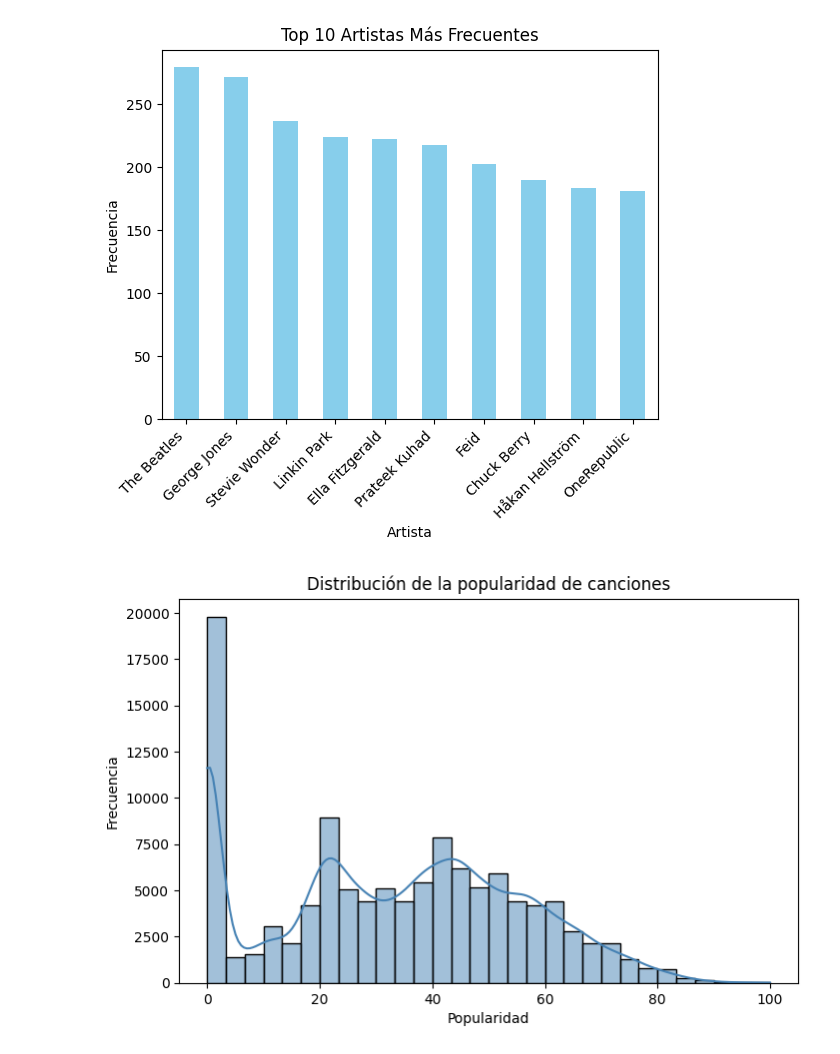
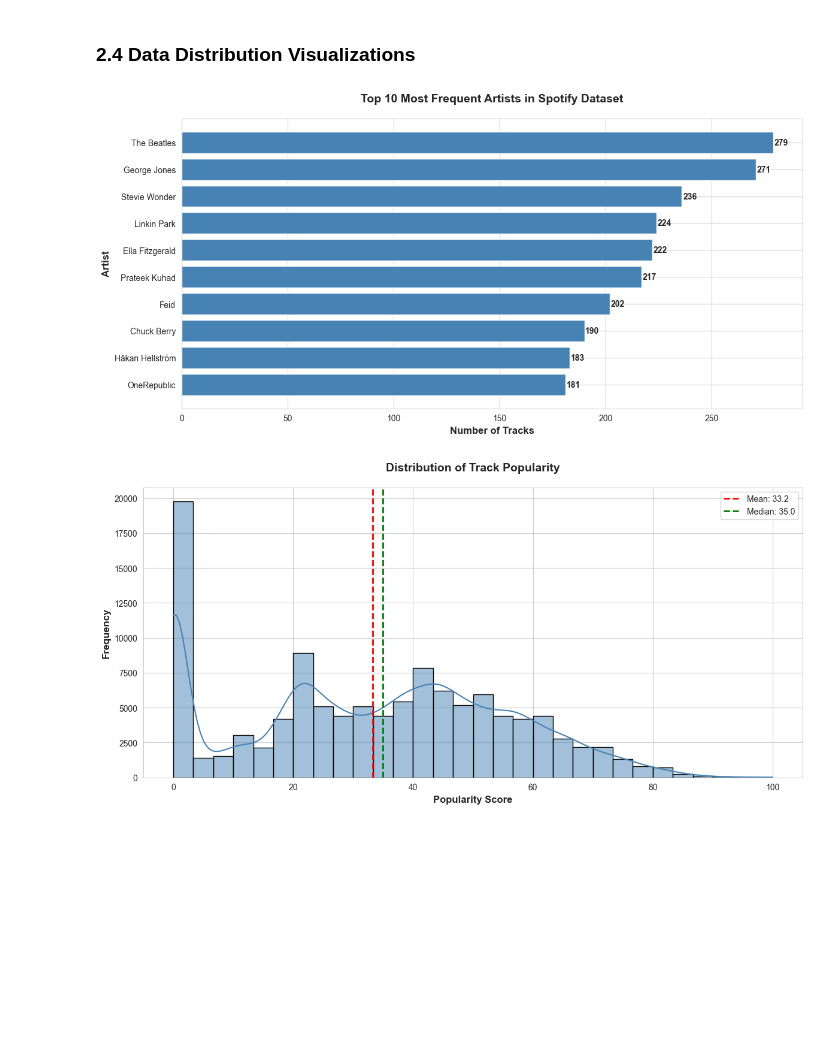
Before and after one commit to JuanHoyos329/workshop-2, a Jupyter notebook: eda.ipynb, the cells around one changed output. Cells and saved outputs as stored; diff of their text form; code cells hidden in the pictures; blank space fills up the shorter version.

Commit message:
Finish the workshop

```diff
--- a/eda.ipynb
+++ b/eda.ipynb
@@ -16,3 +23,7 @@ import seaborn as sns
 # %%
-spotify_df = pd.read_csv(r"C:\Users\juana\OneDrive\Escritorio\workshop-2\dags\spotify_dataset.csv")
-grammy_df = pd.read_csv(r"C:\Users\juana\OneDrive\Escritorio\workshop-2\dags\the_grammy_awards.csv")
+# Load datasets
+spotify_df = pd.read_csv(r"dags\spotify_dataset.csv")
+grammy_df = pd.read_csv(r"dags\the_grammy_awards.csv")
+
+print(f"Spotify dataset: {spotify_df.shape[0]:,} rows × {spotify_df.shape[1]} columns")
+print(f"Grammy dataset: {grammy_df.shape[0]:,} rows × {grammy_df.shape[1]} columns")
@@ -105,26 +111,33 @@ max         0.995000     243.372000        5.000000
+# %% [markdown]
+### 2.4 Data Distribution Visualizations
 # %%
-# Visualización: Top 10 artistas más frecuentes
-import matplotlib.pyplot as plt
-
-# Contar los artistas más frecuentes
+# Top 10 most frequent artists
+plt.figure(figsize=(12, 6))
 top_artists = spotify_df['artists'].value_counts().head(10)
-
-# Crear gráfica de barras
-top_artists.plot(kind='bar', color='skyblue')
-plt.title('Top 10 Artistas Más Frecuentes')
-plt.xlabel('Artista')
-plt.ylabel('Frecuencia')
-plt.xticks(rotation=45, ha='right')
+plt.barh(range(len(top_artists)), top_artists.values, color='steelblue')
+plt.yticks(range(len(top_artists)), top_artists.index)
+plt.xlabel('Number of Tracks', fontsize=12, fontweight='bold')
+plt.ylabel('Artist', fontsize=12, fontweight='bold')
+plt.title('Top 10 Most Frequent Artists in Spotify Dataset', fontsize=14, fontweight='bold', pad=20)
+plt.gca().invert_yaxis()
+for i, v in enumerate(top_artists.values):
+    plt.text(v + 0.5, i, str(v), va='center', fontweight='bold')
+plt.tight_layout()
 plt.show()
 # %% [output]
-[figure, old version]
+[figure, new version]
 # %%
-plt.figure(figsize=(8,5))
-sns.histplot(spotify_df['popularity'], bins=30, kde=True, color='steelblue')
-plt.title("Distribución de la popularidad de canciones")
-plt.xlabel("Popularidad")
-plt.ylabel("Frecuencia")
+# Distribution of track popularity
+plt.figure(figsize=(12, 6))
+sns.histplot(spotify_df['popularity'], bins=30, kde=True, color='steelblue', edgecolor='black')
+plt.axvline(spotify_df['popularity'].mean(), color='red', linestyle='--', linewidth=2, label=f'Mean: {spotify_df["popularity"].mean():.1f}')
+plt.axvline(spotify_df['popularity'].median(), color='green', linestyle='--', linewidth=2, label=f'Median: {spotify_df["popularity"].median():.1f}')
+plt.title('Distribution of Track Popularity', fontsize=14, fontweight='bold', pad=20)
+plt.xlabel('Popularity Score', fontsize=12, fontweight='bold')
+plt.ylabel('Frequency', fontsize=12, fontweight='bold')
+plt.legend(fontsize=10)
+plt.tight_layout()
 plt.show()
 # %% [output]
-[figure, old version]
+[figure, new version]
 # %%
```
Also changed, not shown: parts of 36 cells of this notebook, 15 other files.
